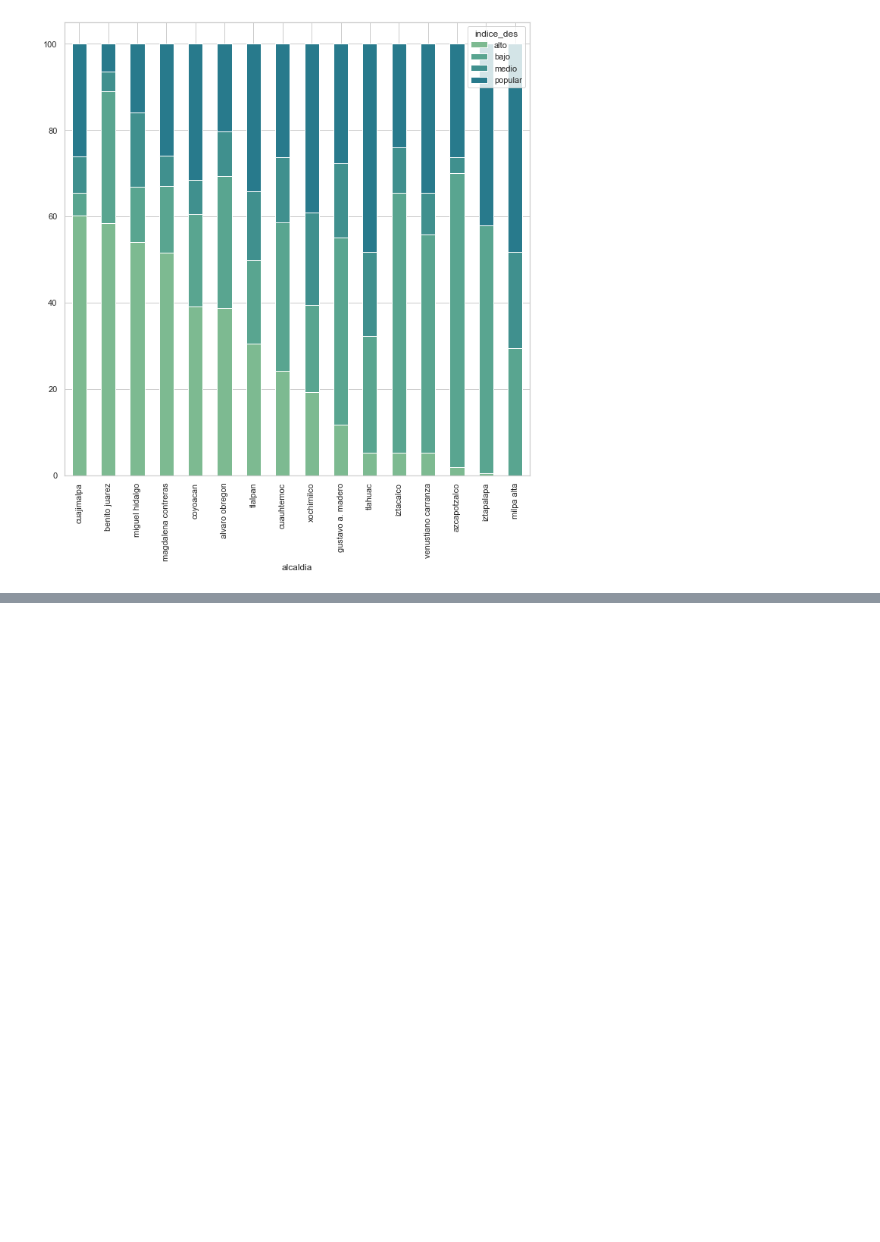
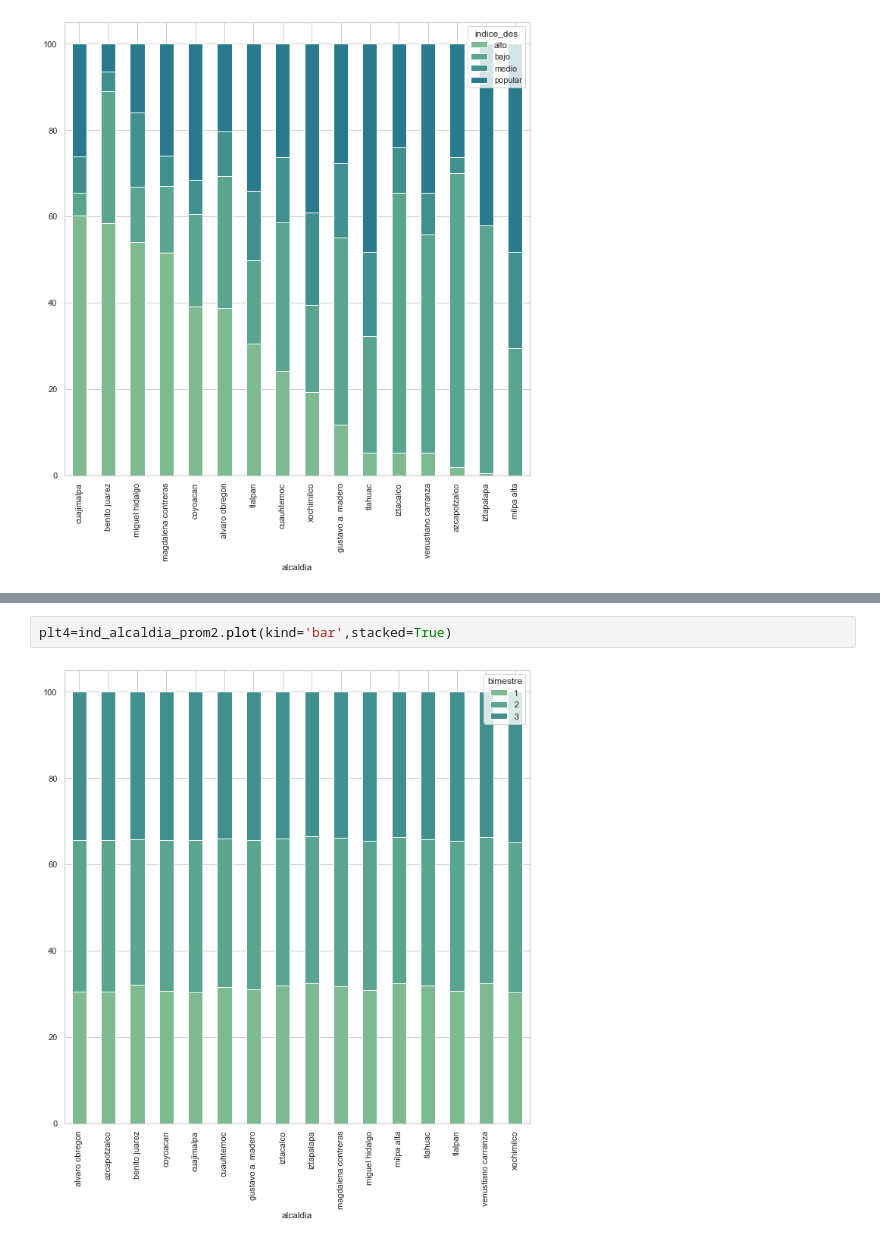
Before and after one commit to ElenaVillano/eda_geda_conagua, a Jupyter notebook: Ele_graphics.ipynb, the cells around one changed output, grey strips where cells are left out. Saved outputs shown, nothing was run; the diff lists cells and outputs as text; blank space fills up the shorter version.

```diff
--- a/Ele_graphics.ipynb
+++ b/Ele_graphics.ipynb
@@ -198,0 +230,4 @@ plt3=ind_alcaldia_prom.plot(kind='bar',stacked=True)
+# %%
+plt4=ind_alcaldia_prom2.plot(kind='bar',stacked=True)
+# %% [output]
+[figure, added]
```
Also changed, not shown: parts of 15 cells of this notebook.
